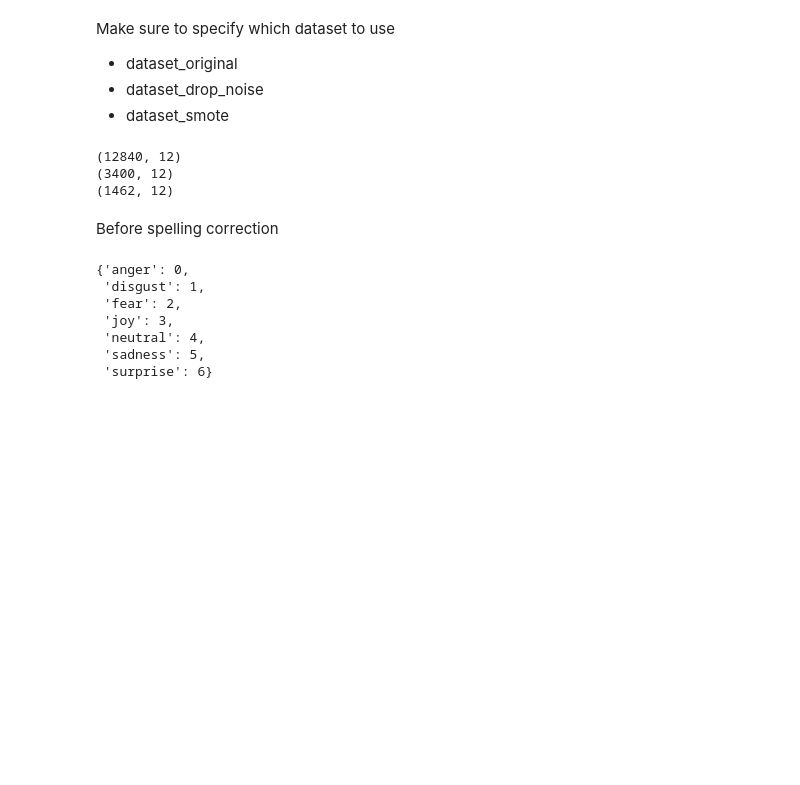
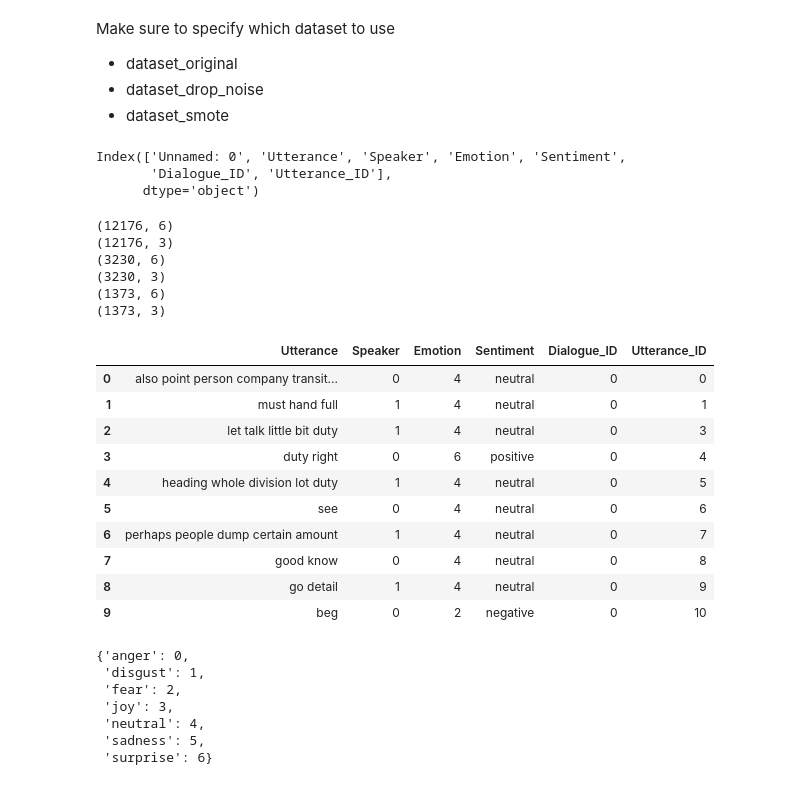
Before and after one commit to ELIJDAYO/ER_GAT, a Jupyter notebook: BERT_contextEncoder.ipynb, the cells around one changed output. Saved outputs shown, nothing was run; the diff lists cells and outputs as text; code cells hidden in the pictures; blank space fills up the shorter version.

```diff
--- a/BERT_contextEncoder.ipynb
+++ b/BERT_contextEncoder.ipynb
@@ -105,42 +84,54 @@ def find_value_ranges(lst):
     value_ranges.append((start_index, len(lst) - 1))
 
     return value_ranges
+# %%
+df = pd.read_csv('data\DatasetPreparation\X_train.csv', encoding='shift_jis')
+
+# Print the column names
+print(df.columns)
+
+columns_to_use = df.columns[1:]
+# %% [output]
+Index(['Unnamed: 0', 'Utterance', 'Speaker', 'Emotion', 'Sentiment',
+       'Dialogue_ID', 'Utterance_ID'],
+      dtype='object')
 # %%
 # Read the CSV file
-X_train = pd.read_csv('data/' + dataset_path + '/train_sent_emo_dya.csv', encoding='shift_jis')
-X_test = pd.read_csv('data/' + dataset_path+ '/test_sent_emo_dya.csv', encoding='utf-8')
-X_dev = pd.read_csv('data/' + dataset_path + '/dev_sent_emo_dya.csv', encoding='utf-8')
+X_train = pd.read_csv('data\DatasetPreparation\X_train.csv', encoding='shift_jis', usecols=columns_to_use)
+X_test = pd.read_csv('data\DatasetPreparation\X_test.csv', encoding='shift_jis', usecols=columns_to_use)
+X_dev = pd.read_csv('data\DatasetPreparation\X_dev.csv', encoding='shift_jis', usecols=columns_to_use)
+
+y_train = pd.read_csv('data\DatasetPreparation\y_train.csv', encoding='shift_jis')
+y_test = pd.read_csv('data\DatasetPreparation\y_test.csv', encoding='shift_jis')
+y_dev = pd.read_csv('data\DatasetPreparation\y_dev.csv', encoding='shift_jis')
 
 # Display the first three rows
 print(X_train.shape)
+print(y_train.shape)
+
 print(X_test.shape)
+print(y_test.shape)
+
 print(X_dev.shape)
+print(y_dev.shape)
 # %% [output]
-(12840, 12)
-(3400, 12)
-(1462, 12)
+(12176, 6)
+(12176, 3)
+(3230, 6)
+(3230, 3)
+(1373, 6)
+(1373, 3)
-# %%
-# Define features to drop
-drop_features = list(X_train.columns[6:])
-
-# Create DataFrame for target labels
-y_train = pd.DataFrame()
-y_test = pd.DataFrame()
-y_dev = pd.DataFrame()
-
-y_train["Emotion"] = X_train["Emotion"].copy()
-y_test["Emotion"] = X_test["Emotion"].copy()
-y_dev["Emotion"] = X_dev["Emotion"].copy()
-
-y_train["Dialogue_ID"] = X_train["Dialogue_ID"].copy()
-y_test["Dialogue_ID"] = X_test["Dialogue_ID"].copy()
-y_dev["Dialogue_ID"] = X_dev["Dialogue_ID"].copy()
-
-# Drop features from X_train DataFrame
-X_train = X_train.drop(drop_features, axis=1)
-X_test = X_test.drop(drop_features, axis=1)
-X_dev = X_dev.drop(drop_features, axis=1)
-# %% [markdown]
-Before spelling correction
 # %%
-# X_train[["Utterance", "Emotion"]][:50]
+X_train.head(10)
+# %% [output]
+|  | Utterance | Speaker | Emotion | Sentiment | Dialogue_ID | Utterance_ID |
+| 0 | also point person company transit... | 0 | 4 | neutral | 0 | 0 |
+| 1 | must hand full | 1 | 4 | neutral | 0 | 1 |
+| 2 | let talk little bit duty | 1 | 4 | neutral | 0 | 3 |
+| 3 | duty right | 0 | 6 | positive | 0 | 4 |
+| 4 | heading whole division lot duty | 1 | 4 | neutral | 0 | 5 |
+| 5 | see | 0 | 4 | neutral | 0 | 6 |
+| 6 | perhaps people dump certain amount | 1 | 4 | neutral | 0 | 7 |
+| 7 | good know | 0 | 4 | neutral | 0 | 8 |
+| 8 | go detail | 1 | 4 | neutral | 0 | 9 |
+| 9 | beg | 0 | 2 | negative | 0 | 10 |
```
Also changed, not shown: parts of 28 cells of this notebook, 6 other files.
